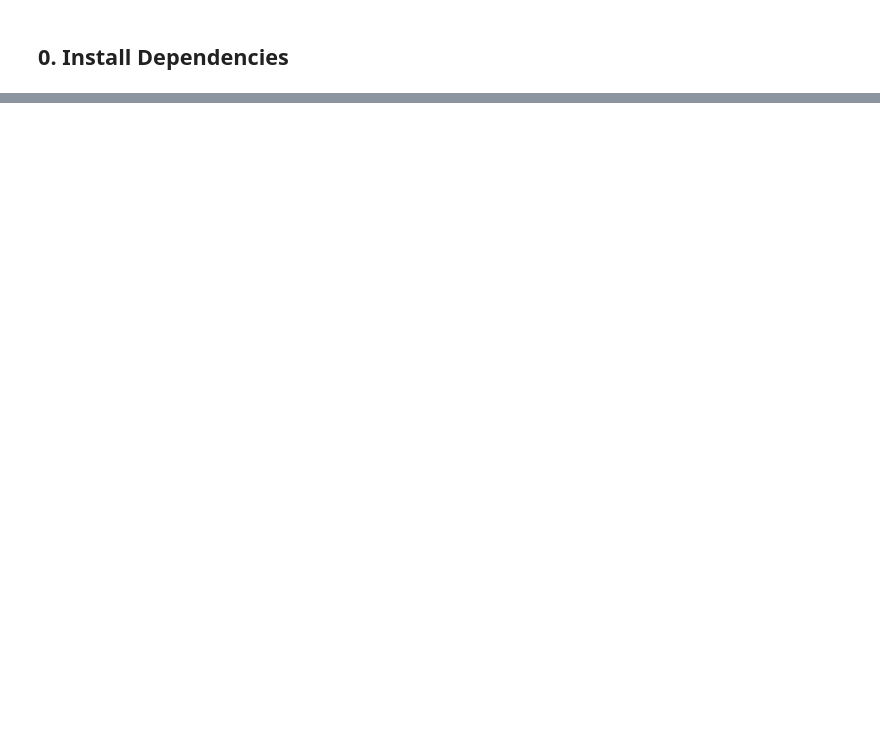
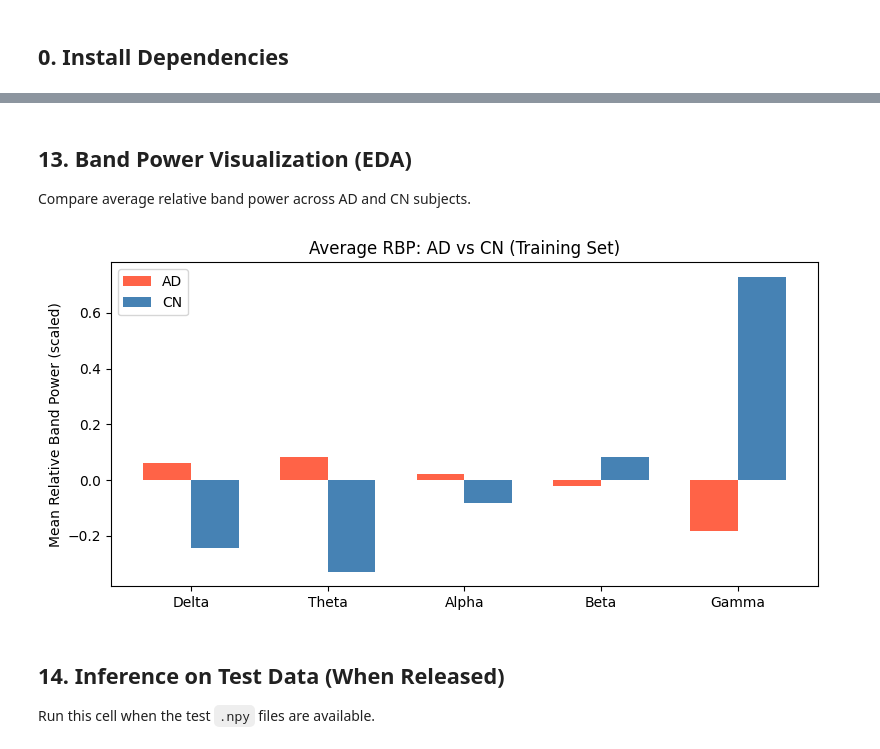
Before and after one commit to RichardG-PU/mlers, a Jupyter notebook: eeg_xgboost.ipynb, the cells around one changed output, grey strips where cells are left out. Drawn from its saved outputs; the diff is of its cells as text; code cells hidden in the pictures; blank space fills up the shorter version.

```diff
--- a/eeg_xgboost.ipynb
+++ b/eeg_xgboost.ipynb
@@ -426,0 +406,36 @@ print("\nSaved to predictions.csv")
+# %% [markdown]
+## 13. Band Power Visualization (EDA)
+
+Compare average relative band power across AD and CN subjects.
+# %%
+band_names = ['Delta', 'Theta', 'Alpha', 'Beta', 'Gamma']
+n_bands    = len(band_names)
+n_channels = 19
+
+# RBP features are the first 5*19 = 95 columns
+rbp_all = X_train[:, :n_bands * n_channels].reshape(-1, n_bands, n_channels)
+
+ad_mask = y_train == 1
+cn_mask = y_train == 0
+
+rbp_ad = rbp_all[ad_mask].mean(axis=(0, 2))   # mean over epochs and channels
+rbp_cn = rbp_all[cn_mask].mean(axis=(0, 2))
+
+x = np.arange(n_bands)
+width = 0.35
+fig, ax = plt.subplots(figsize=(8, 4))
+ax.bar(x - width/2, rbp_ad, width, label='AD', color='tomato')
+ax.bar(x + width/2, rbp_cn, width, label='CN', color='steelblue')
+ax.set_xticks(x)
+ax.set_xticklabels(band_names)
+ax.set_ylabel('Mean Relative Band Power (scaled)')
+ax.set_title('Average RBP: AD vs CN (Training Set)')
+ax.legend()
+plt.tight_layout()
+plt.show()
+# %% [output]
+[figure, added]
+# %% [markdown]
+## 14. Inference on Test Data (When Released)
+
+Run this cell when the test `.npy` files are available.
```
Also changed, not shown: parts of 62 cells of this notebook, 12 other files.
